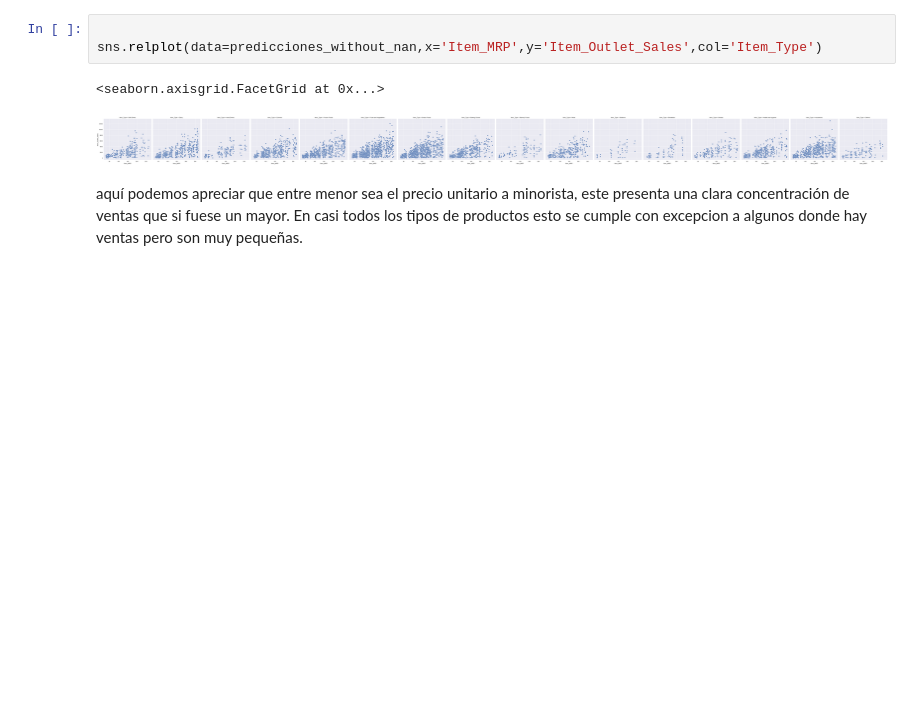
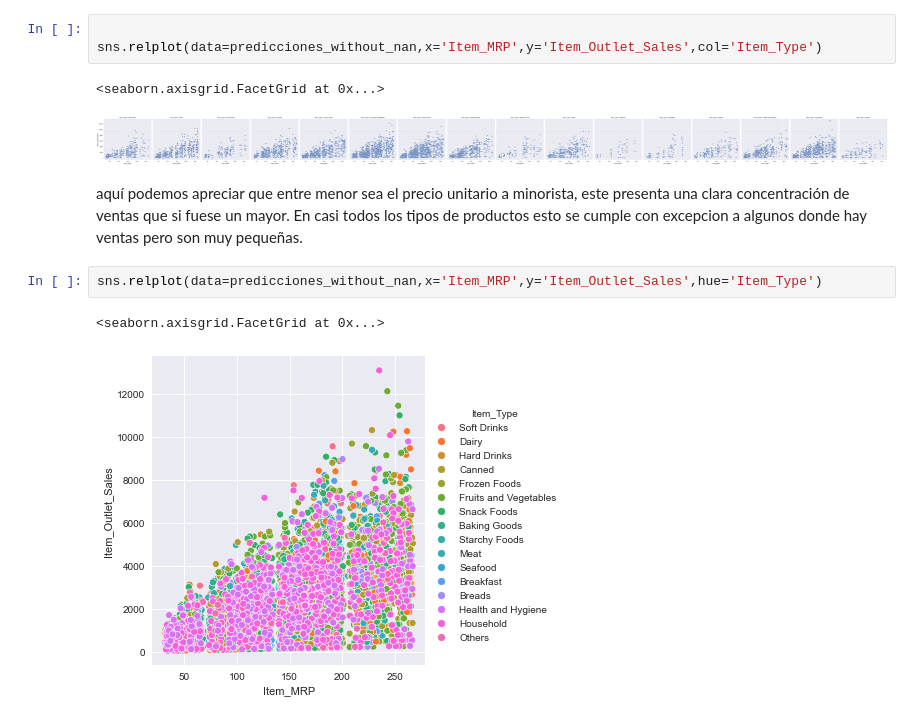
Before and after one commit to Elmatinho/predicciones-ventas, a Jupyter notebook: predicciones_ventas.ipynb, the cells around one changed output. Saved outputs shown, nothing was run; the diff lists cells and outputs as text; blank space fills up the shorter version.

```diff
--- a/predicciones_ventas.ipynb
+++ b/predicciones_ventas.ipynb
@@ -412,3 +409,8 @@ sns.relplot(data=predicciones_without_nan,x='Item_MRP',y='Item_Outlet_Sales',col
 [figure]
 # %% [markdown]
 aquí podemos apreciar que entre menor sea el precio unitario a minorista, este presenta una clara concentración de ventas que si fuese un mayor. En casi todos los tipos de productos esto se cumple con excepcion a algunos donde hay ventas pero son muy pequeñas.
+# %%
+sns.relplot(data=predicciones_without_nan,x='Item_MRP',y='Item_Outlet_Sales',hue='Item_Type')
+# %% [output]
+<seaborn.axisgrid.FacetGrid at 0x...>
+[figure, added]
```
Also changed, not shown: parts of 4 cells of this notebook.
